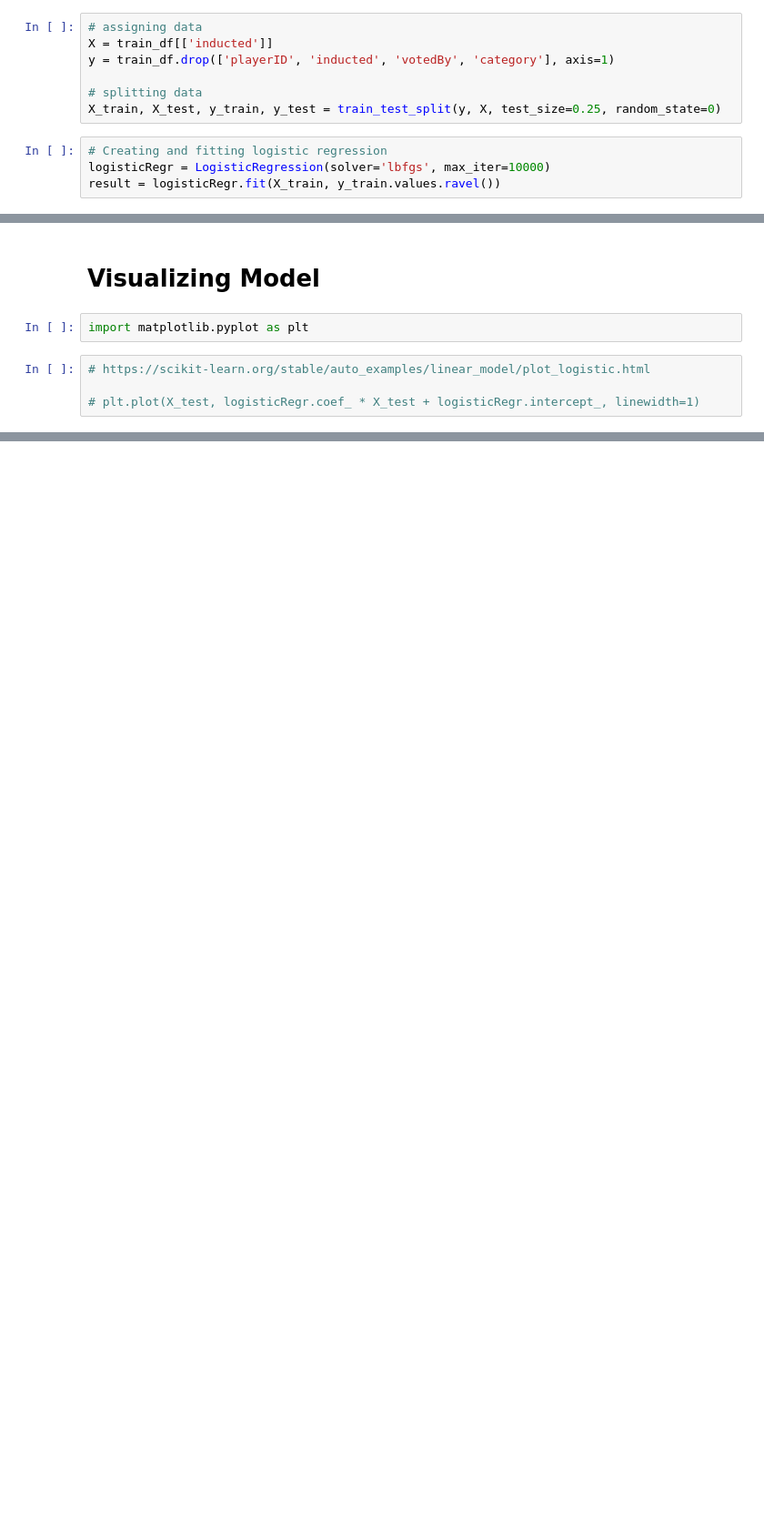
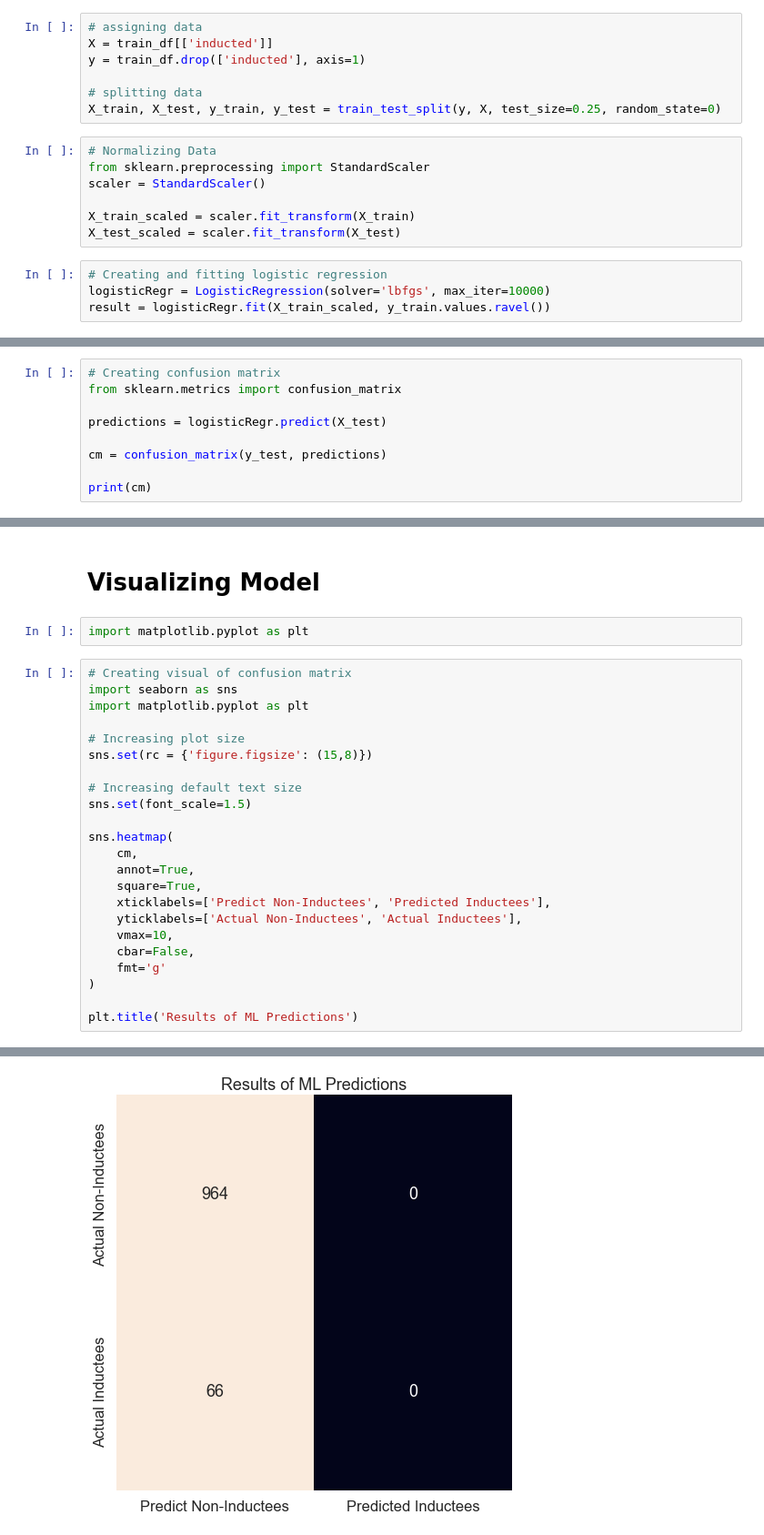
Before and after one commit to sting0312/GoldenGloves, a Jupyter notebook: golden-gloves.ipynb, the cells around one changed output, grey strips where cells are left out. Shown at 91% size. Saved outputs shown, nothing was run; the diff lists cells and outputs as text; blank space fills up the shorter version.

Commit message:
added visualization and cleaning data for ML

```diff
--- a/golden-gloves.ipynb
+++ b/golden-gloves.ipynb
@@ -161,14 +170,21 @@ from sklearn.linear_model import LogisticRegression
 # %%
 # assigning data
 X = train_df[['inducted']]
-y = train_df.drop(['playerID', 'inducted', 'votedBy', 'category'], axis=1)
+y = train_df.drop(['inducted'], axis=1)
 
 # splitting data
 X_train, X_test, y_train, y_test = train_test_split(y, X, test_size=0.25, random_state=0)
+# %%
+# Normalizing Data
+from sklearn.preprocessing import StandardScaler
+scaler = StandardScaler()
+
+X_train_scaled = scaler.fit_transform(X_train)
+X_test_scaled = scaler.fit_transform(X_test)
 # %%
 # Creating and fitting logistic regression
 logisticRegr = LogisticRegression(solver='lbfgs', max_iter=10000)
-result = logisticRegr.fit(X_train, y_train.values.ravel())
+result = logisticRegr.fit(X_train_scaled, y_train.values.ravel())
 # %%
 # Use score method to get accuracy of model
 score = logisticRegr.score(X_test, y_test)
@@ -177,0 +194,9 @@ print(score)
+# %%
+# Creating confusion matrix
+from sklearn.metrics import confusion_matrix
+
+predictions = logisticRegr.predict(X_test)
+
+cm = confusion_matrix(y_test, predictions)
+
+print(cm)
@@ -180,6 +242,26 @@ print(score)
 # %%
 import matplotlib.pyplot as plt
 # %%
-# https://scikit-learn.org/stable/auto_examples/linear_model/plot_logistic.html
+# Creating visual of confusion matrix
+import seaborn as sns
+import matplotlib.pyplot as plt
 
-# plt.plot(X_test, logisticRegr.coef_ * X_test + logisticRegr.intercept_, linewidth=1)
+# Increasing plot size
+sns.set(rc = {'figure.figsize': (15,8)})
+
+# Increasing default text size
+sns.set(font_scale=1.5)
+
+sns.heatmap(
+    cm,
+    annot=True,
+    square=True,
+    xticklabels=['Predict Non-Inductees', 'Predicted Inductees'],
+    yticklabels=['Actual Non-Inductees', 'Actual Inductees'],
+    vmax=10,
+    cbar=False,
+    fmt='g'
+)
+
+plt.title('Results of ML Predictions')
+# %% [output]
@@ -185,0 +269 @@ import matplotlib.pyplot as plt
+[figure, added]
```
Also changed, not shown: parts of 7 cells of this notebook.
